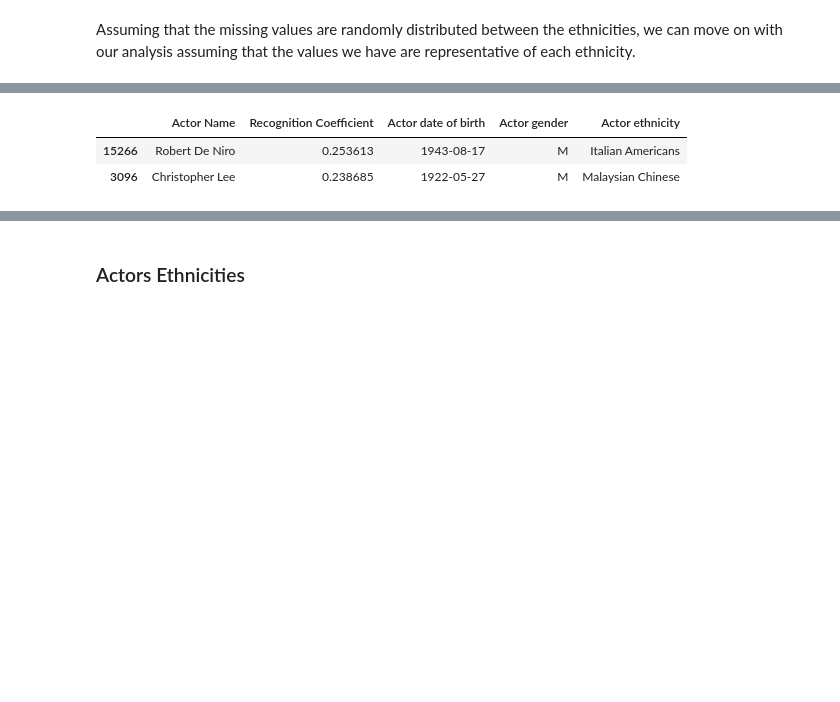
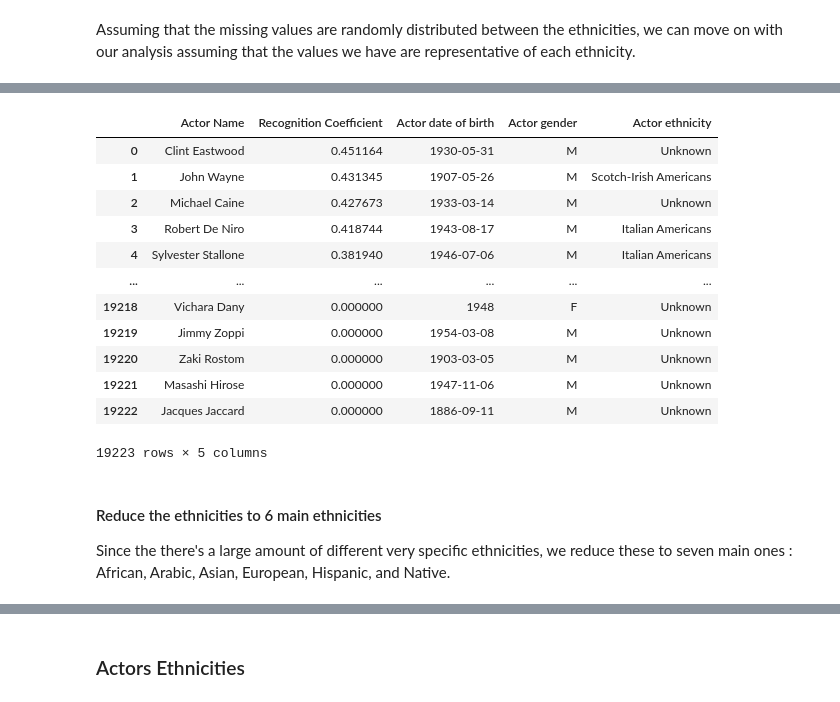
Before and after one commit to epfl-ada/ada-2023-project-pandateam23, a Jupyter notebook: Actors_representation.ipynb, the cells around one changed output, grey strips where cells are left out. Drawn from its saved outputs; the diff is of its cells as text; code cells hidden in the pictures; blank space fills up the shorter version.

```diff
--- a/Actors_representation.ipynb
+++ b/Actors_representation.ipynb
@@ -379,0 +404,4 @@ actor_popularity_rank.head(2)
+# %%
+plot_summaries_columns = ["Wikipedia movie ID", "Plot summary"]
+plot_summaries.columns = plot_summaries_columns
+plot_summaries
@@ -379,0 +534,9 @@ actor_popularity_rank.head(2)
+# %%
+# Merging the DataFrames
+actor_rank_with_importance = pd.merge(actor_popularity_rank, movie_character_counts_coefs, how='left', on=["Wikipedia movie ID", "Character name"])
+
+# Filling missing coefficients with 0
+actor_rank_with_importance['Importance Coefficient'] = actor_rank_with_importance['Importance Coefficient'].fillna(0)
+
+# Display the merged DataFrame
+actor_rank_with_importance.head(2)
@@ -396,12 +573,13 @@ columns_to_scale = ['Revenue', 'Rating']
 
 #  Weights can be adjusted
 weights = [1, 1]
-actor_popularity_movie_coef = actor_popularity_rank
+actor_popularity_movie_coef = actor_rank_with_importance.copy()
 
 # Calculate weighted average of normalized rating and normalized revenue
-actor_popularity_movie_coef['Recognition Coefficient'] = np.average(actor_popularity_rank[columns_to_scale], axis=1, weights=weights)
+movie_recognition = np.average(actor_rank_with_importance[columns_to_scale], axis=1, weights=weights)
+actor_popularity_movie_coef['Movie Coefficient'] = movie_recognition
+actor_popularity_movie_coef['Recognition Coefficient'] = movie_recognition * (1 + actor_rank_with_importance['Importance Coefficient'])
 
 actor_popularity_movie_coef = actor_popularity_movie_coef.sort_values(by='Recognition Coefficient',ascending=False)
-
 actor_popularity_movie_coef.head(2)
 # %% [output]
@@ -604,0 +788,4 @@ general_recognition = general_recognition.sort_values(by='Recognition Coefficien
+# %%
+general_recognition.reset_index(inplace=True)
+general_recognition.drop(columns=['index'],inplace=True)
+general_recognition.head()
@@ -1298,9 +1668,22 @@ Assuming that the missing values are randomly distributed between the ethnicitie
 # %%
-# Remove rows with missing values
-actor_ethnicity_year = actor_ethnicity_year[actor_ethnicity_year['Actor ethnicity'] != '']
-general_recog_ethnicity = general_recog_ethnicity[general_recog_ethnicity['Actor ethnicity'] != '']
-general_recog_ethnicity.head(2)
+# Map missing values to 'Unknown'
+actor_ethnicity_year.loc[actor_ethnicity_year['Actor ethnicity'] == '', 'Actor ethnicity'] = 'Unknown'
+general_recog_ethnicity.loc[general_recog_ethnicity['Actor ethnicity'] == '', 'Actor ethnicity'] = 'Unknown'
+general_recog_ethnicity
 # %% [output]
 |  | Actor Name | Recognition Coefficient | Actor date of birth | Actor gender | Actor ethnicity |
-| 15266 | Robert De Niro | 0.253613 | 1943-08-17 | M | Italian Americans |
-| 3096 | Christopher Lee | 0.238685 | 1922-05-27 | M | Malaysian Chinese |
+| 0 | Clint Eastwood | 0.451164 | 1930-05-31 | M | Unknown |
+| 1 | John Wayne | 0.431345 | 1907-05-26 | M | Scotch-Irish Americans |
+| 2 | Michael Caine | 0.427673 | 1933-03-14 | M | Unknown |
+| 3 | Robert De Niro | 0.418744 | 1943-08-17 | M | Italian Americans |
+| 4 | Sylvester Stallone | 0.381940 | 1946-07-06 | M | Italian Americans |
+| ... | ... | ... | ... | ... | ... |
+| 19218 | Vichara Dany | 0.000000 | 1948 | F | Unknown |
+| 19219 | Jimmy Zoppi | 0.000000 | 1954-03-08 | M | Unknown |
+| 19220 | Zaki Rostom | 0.000000 | 1903-03-05 | M | Unknown |
+| 19221 | Masashi Hirose | 0.000000 | 1947-11-06 | M | Unknown |
+| 19222 | Jacques Jaccard | 0.000000 | 1886-09-11 | M | Unknown |
+19223 rows × 5 columns
+# %% [markdown]
+#### Reduce the ethnicities to 6 main ethnicities
+Since the there's a large amount of different very specific ethnicities, we reduce these to seven main ones : African, Arabic, Asian, European, Hispanic, and Native.
```
Also changed, not shown: parts of 120 cells of this notebook.
